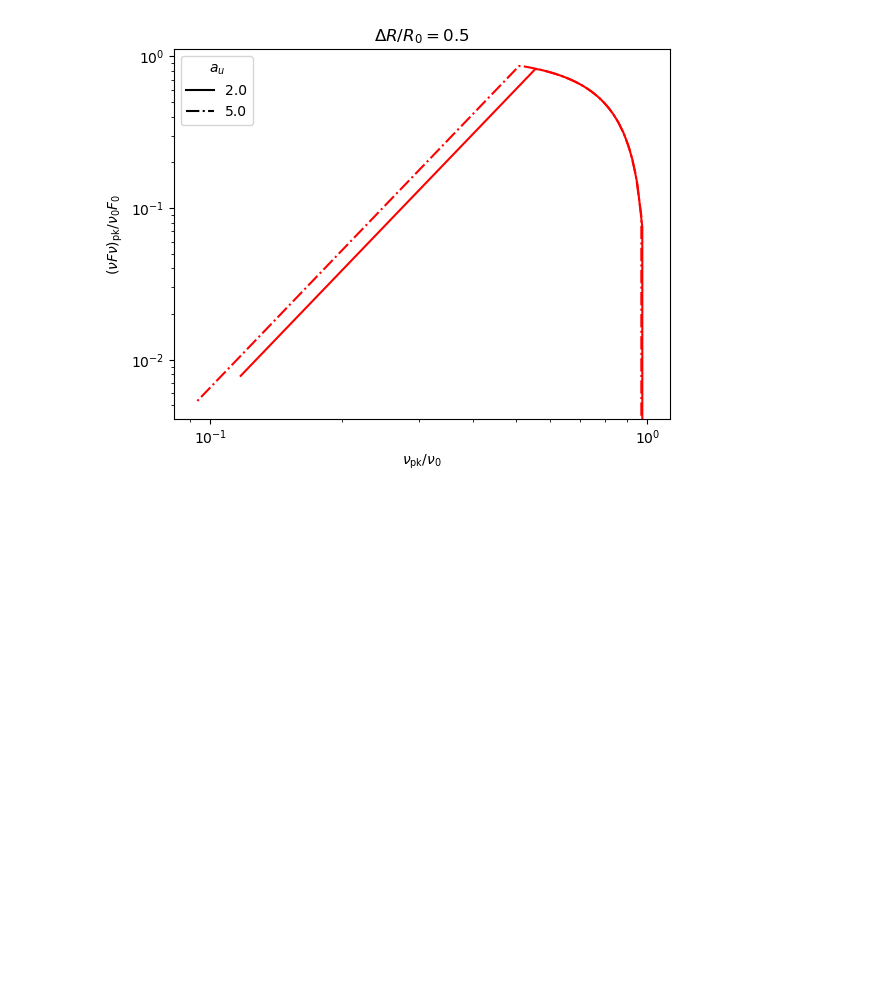
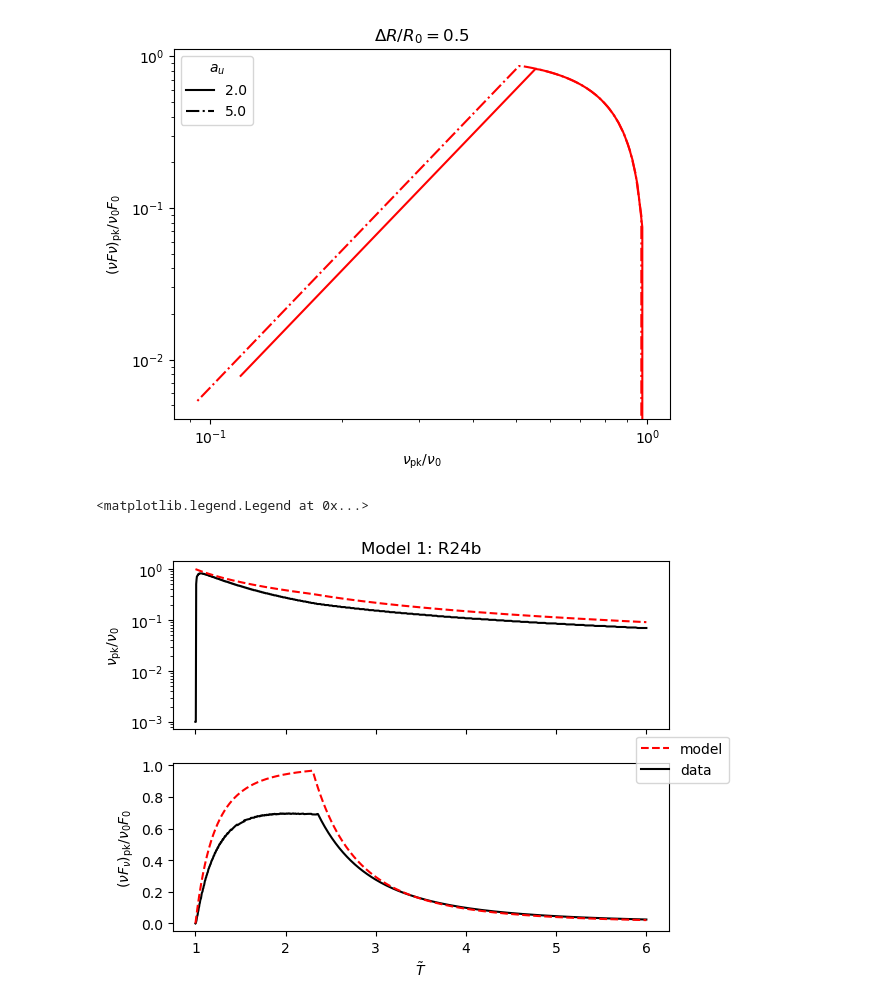
Before and after one commit to ACharletENSL/GAMMA_MWN, a Jupyter notebook: bin/Tools/project_v2/test_peak.ipynb, the cells around one changed output. Saved outputs shown, nothing was run; the diff lists cells and outputs as text; code cells hidden in the pictures; blank space fills up the shorter version.

```diff
--- a/bin/Tools/project_v2/test_peak.ipynb
+++ b/bin/Tools/project_v2/test_peak.ipynb
@@ -5,7 +5,9 @@ def skip(line, cell):
     return
 
 from peak_modeling import *
+from radiation import obs_arrays, get_peaks_from_data
 import matplotlib.pyplot as plt
 
-model = peaks_model_R24
+model1 = peaks_model_R24
+model2 = peaks_model_C25
 # %%
@@ -53,2 +76,20 @@ for au, ls in zip(aus, lstyles):
 # %% [output]
 [figure]
+# %%
+T = np.geomspace(1, 6, 450)
+nu, nF = model1(T, 2, 1.3)
+fig = plt.figure()
+gs = fig.add_gridspec(2, 1, wspace=0)
+ax1, ax2 = gs.subplots(sharex='all')
+ax1.set_title('Model 1: R24b')
+ax1.semilogy(T, nu_pk, c='k')
+ax1.semilogy(T, nu, c='r', ls='--', label='model')
+ax1.set_ylabel('$\\nu_{\\rm pk}/\\nu_0$')
+ax2.plot(T, nF_pk, c='k', label='data')
+ax2.plot(T, nF, c='r', ls='--')
+ax2.set_ylabel('$(\\nu F_\\nu)_{\\rm pk}/\\nu_0F_0$')
+ax2.set_xlabel('$\\tilde{T}$')
+fig.legend(loc='center right')
+# %% [output]
+<matplotlib.legend.Legend at 0x...>
+[figure, added]
```
Also changed, not shown: parts of 13 cells of this notebook, 11 other files.
